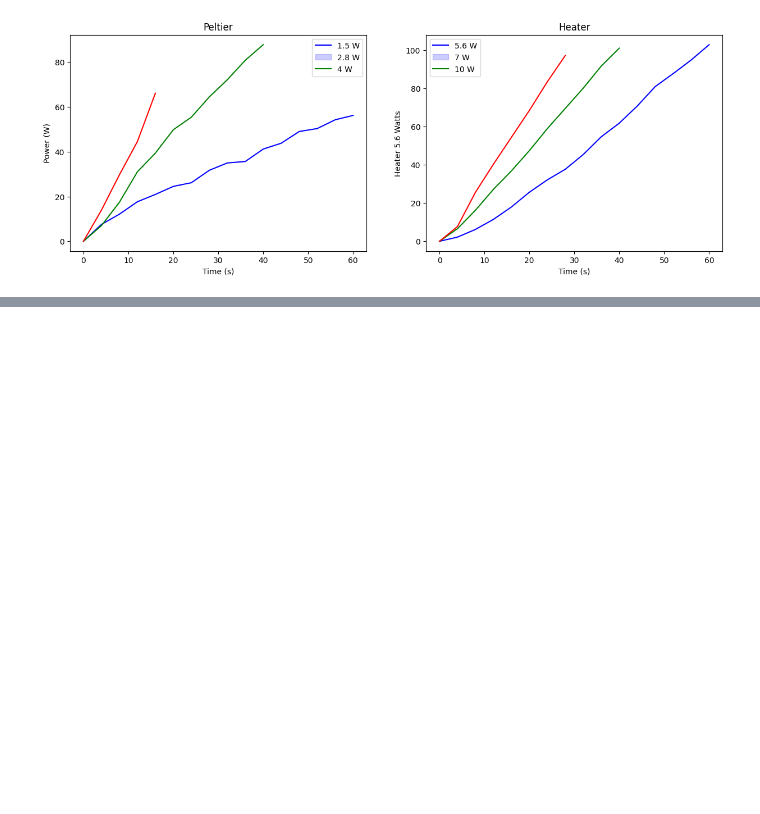
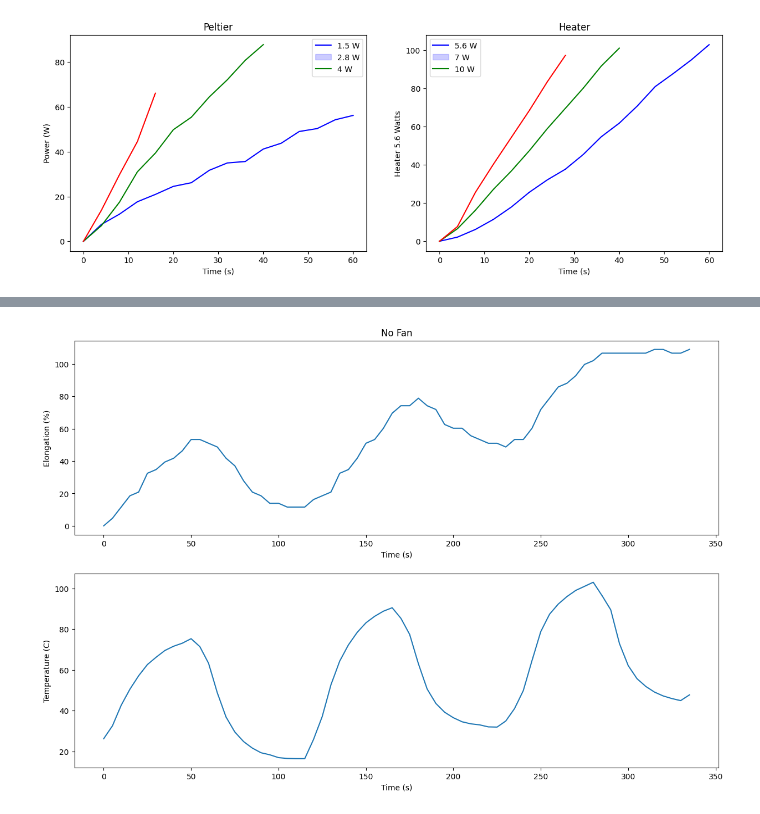
Before and after one commit to te5msride/peltier-comparisons, a Jupyter notebook: peltiercomparisons.ipynb, the cells around one changed output, grey strips where cells are left out. Cells and saved outputs as stored; diff of their text form; code cells hidden in the pictures; blank space fills up the shorter version.

```diff
--- a/peltiercomparisons.ipynb
+++ b/peltiercomparisons.ipynb
@@ -234,0 +317,16 @@ fig.savefig('peltier_heater.svg')
+# %%
+#now do the same for nofan data
+fig, ax = plt.subplots(2,1,figsize=(15,10))
+sns.lineplot(x='time (s)',y='elongation (%)',data=nofan,ax=ax[0])
+sns.lineplot(x='time (s)',y='temperature (C)',data=nofan,ax=ax[1])
+ax[0].set_title('No Fan')
+ax[0].set_ylabel('Elongation (%)')
+ax[0].set_xlabel('Time (s)')
+ax[1].set_ylabel('Temperature (C)')
+ax[1].set_xlabel('Time (s)')
+plt.show()
+
+#save plot as svg
+fig.savefig('peltier_nofan.svg')
+# %% [output]
+[figure, added]
```
Also changed, not shown: parts of 4 cells of this notebook.
